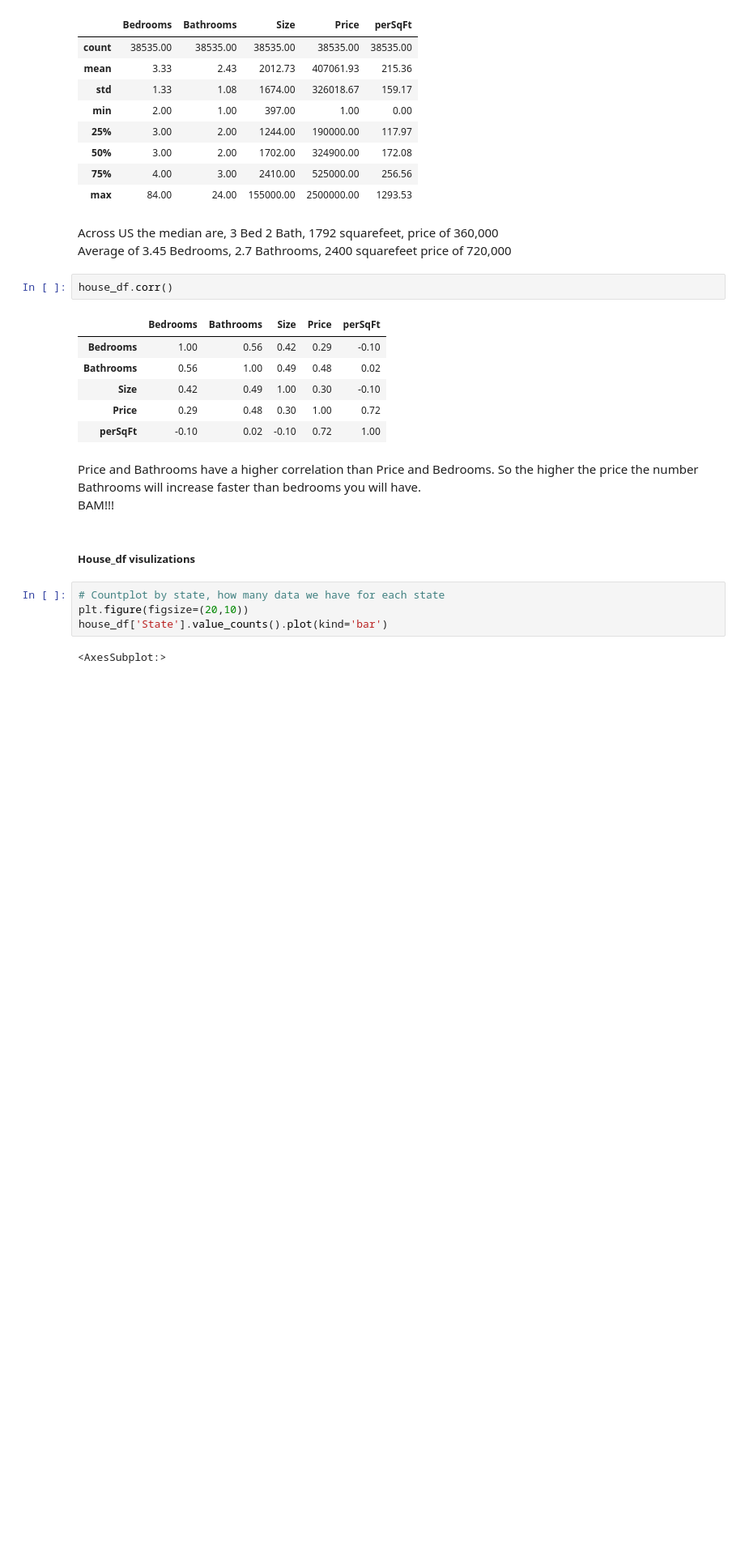
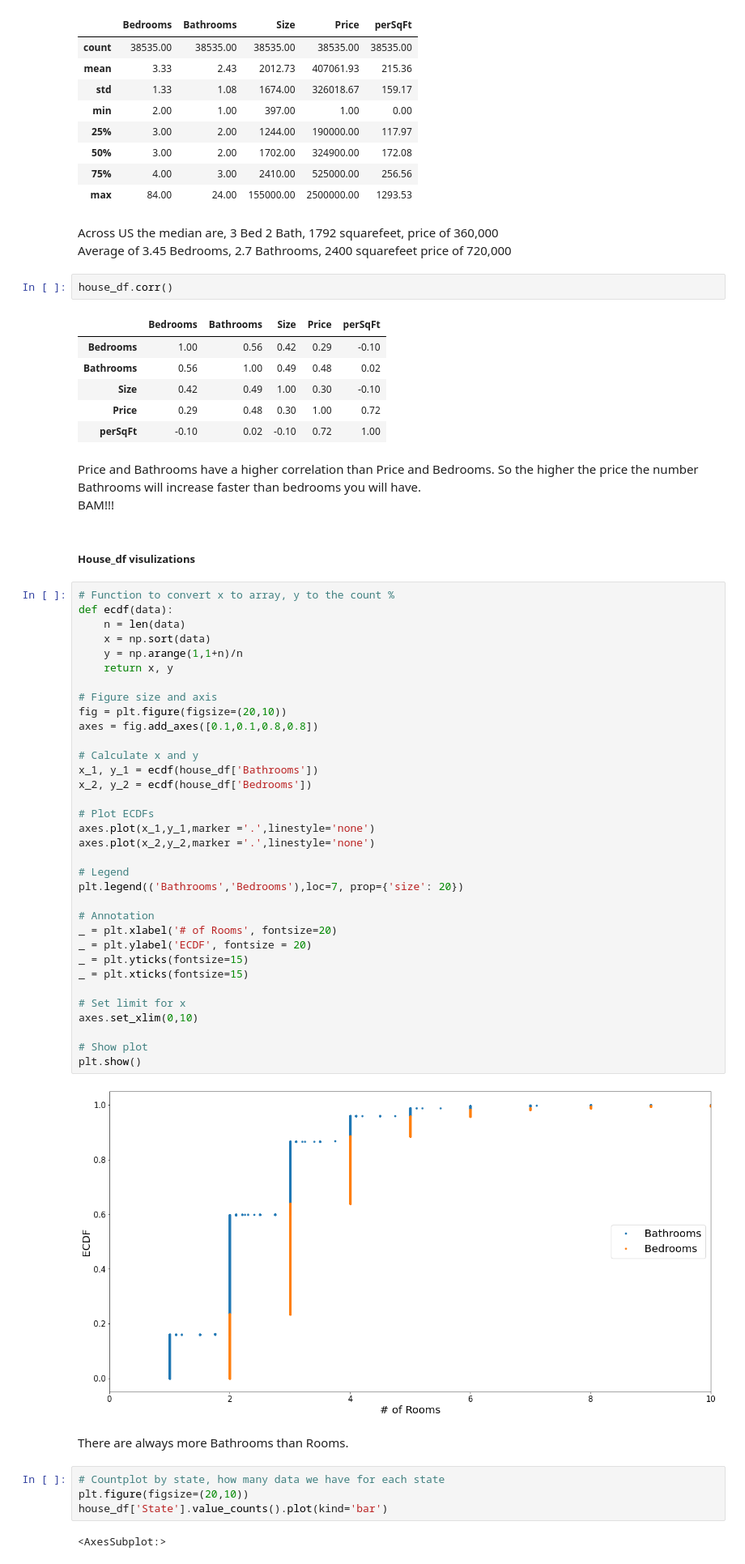
Before and after one commit to StockJanitor/CIS41_Project, a Jupyter notebook: CIS41_Project.ipynb, the cells around one changed output. Shown at 81% size. Drawn from its saved outputs; the diff is of its cells as text; blank space fills up the shorter version.

Commit message:
Annotation

```diff
--- a/CIS41_Project.ipynb
+++ b/CIS41_Project.ipynb
@@ -766,6 +766,44 @@ Price and Bathrooms have a higher correlation than Price and Bedrooms. So the hi
 BAM!!!
 # %% [markdown]
 ##### House_df visulizations
+# %%
+# Function to convert x to array, y to the count %
+def ecdf(data):
+    n = len(data)
+    x = np.sort(data)
+    y = np.arange(1,1+n)/n
+    return x, y
+
+# Figure size and axis
+fig = plt.figure(figsize=(20,10))
+axes = fig.add_axes([0.1,0.1,0.8,0.8])
+
+# Calculate x and y
+x_1, y_1 = ecdf(house_df['Bathrooms'])
+x_2, y_2 = ecdf(house_df['Bedrooms'])
+
+# Plot ECDFs
+axes.plot(x_1,y_1,marker ='.',linestyle='none')
+axes.plot(x_2,y_2,marker ='.',linestyle='none')
+
+# Legend
+plt.legend(('Bathrooms','Bedrooms'),loc=7, prop={'size': 20})
+
+# Annotation
+_ = plt.xlabel('# of Rooms', fontsize=20)
+_ = plt.ylabel('ECDF', fontsize = 20)
+_ = plt.yticks(fontsize=15)
+_ = plt.xticks(fontsize=15)
+
+# Set limit for x
+axes.set_xlim(0,10)
+
+# Show plot
+plt.show()
+# %% [output]
+[figure, added]
+# %% [markdown]
+There are always more Bathrooms than Rooms.
 # %%
 # Countplot by state, how many data we have for each state
 plt.figure(figsize=(20,10))
```
Also changed, not shown: parts of 14 cells of this notebook.
